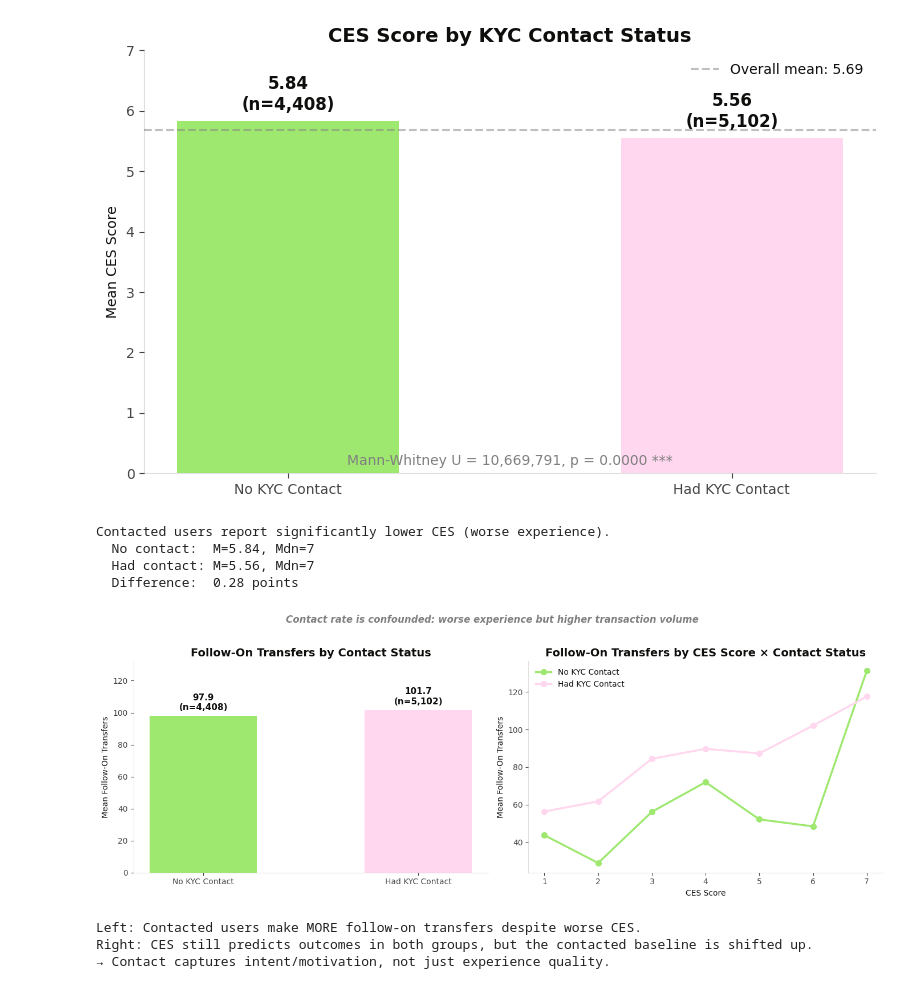
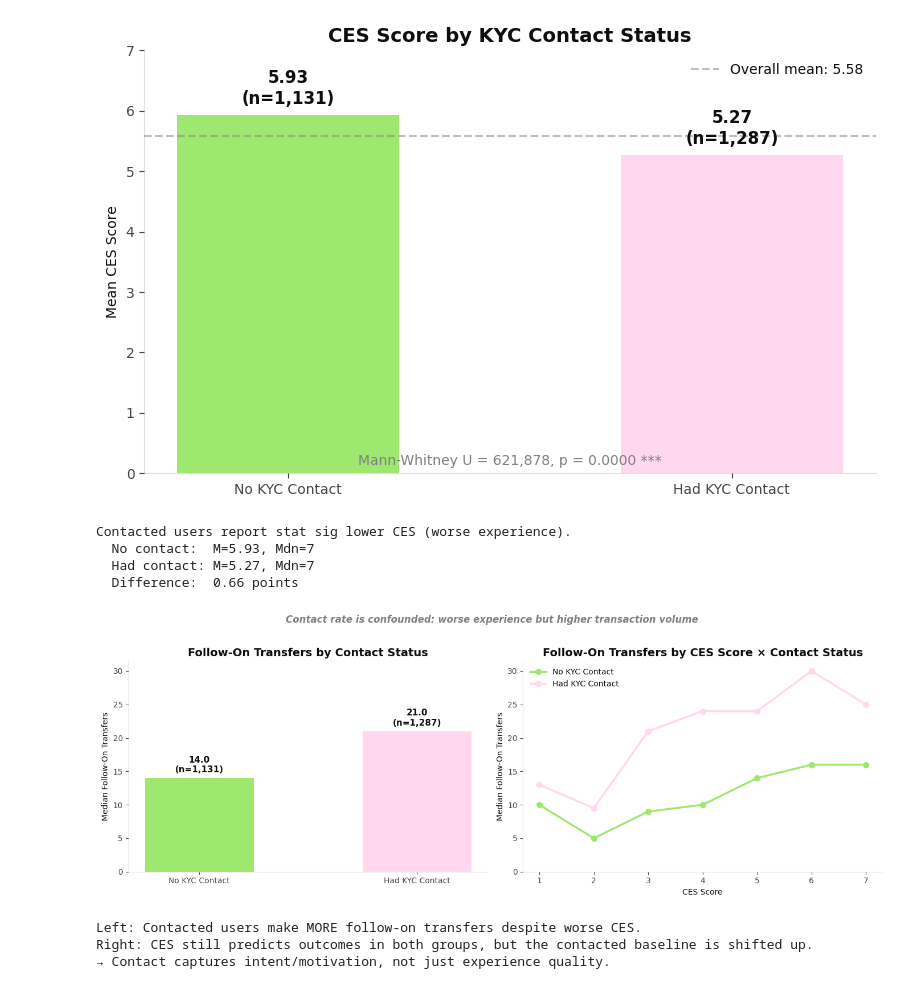
Before and after one commit to bcarroll-wise/business-ces-contact-impact, a Jupyter notebook: CES and Contacts and Follow On transaction.ipynb, the cells around one changed output. Drawn from its saved outputs; the diff is of its cells as text; code cells hidden in the pictures.

```diff
--- a/CES and Contacts and Follow On transaction.ipynb
+++ b/CES and Contacts and Follow On transaction.ipynb
@@ -9,7 +9,7 @@ sys.path.insert(0, '/Users/bryan.carroll/Library/CloudStorage/GoogleDrive-bryan.
 import wise_colours
 # %%
 # Load the data
-full_data = pd.read_csv('Business + CES and Contacts_2026-06-04-1616.csv', low_memory=False)
+full_data = pd.read_csv('2026-06-24.csv', low_memory=False)
 
 # Deduplicate survey responses: keep only the first survey per profile
 first_survey = full_data.groupby('PROFILE_ID')['SURVEY_DATE'].transform('min')
@@ -282,61 +313,62 @@ print(f"  No contact:  M={not_contacted.mean():.2f}, Mdn={not_contacted.median()
 print(f"  Had contact: M={contacted.mean():.2f}, Mdn={contacted.median():.0f}")
 print(f"  Difference:  {not_contacted.mean() - contacted.mean():.2f} points")
 # %% [output]
-[figure, old version]
+[figure, new version]
-Contacted users report significantly lower CES (worse experience).
-  No contact:  M=5.84, Mdn=7
-  Had contact: M=5.56, Mdn=7
-  Difference:  0.28 points
+Contacted users report stat sig lower CES (worse experience).
+  No contact:  M=5.93, Mdn=7
+  Had contact: M=5.27, Mdn=7
+  Difference:  0.66 points
 # %%
 # The Paradox: contacted users have worse experience BUT more follow-on transfers
 fig, axes = plt.subplots(1, 2, figsize=(14, 5))
 
-# --- Left panel: mean follow-on transfers by contact status ---
+# --- Left panel: median follow-on transfers by contact status ---
 ax = axes[0]
-contact_means = df.groupby('HAD_KYC_CONTACT')['send_count'].mean()
+contact_meds = df.groupby('HAD_KYC_CONTACT')['send_count'].median()
 labels = ['No KYC Contact', 'Had KYC Contact']
 colors = [wise_colours.BRIGHT_GREEN, wise_colours.BRIGHT_PINK]
 
-bars = ax.bar(labels, [contact_means[0], contact_means[1]], color=colors, width=0.5)
+bars = ax.bar(labels, [contact_meds[0], contact_meds[1]], color=colors, width=0.5)
 
-for bar, val, n in zip(bars, [contact_means[0], contact_means[1]],
+for bar, val, n in zip(bars, [contact_meds[0], contact_meds[1]],
                          [len(df[df['HAD_KYC_CONTACT']==0]), len(df[df['HAD_KYC_CONTACT']==1])]):
     ax.annotate(f"{val:.1f}\n(n={n:,})",
                 (bar.get_x() + bar.get_width()/2, bar.get_height()),
                 ha='center', va='bottom', fontsize=11, fontweight='bold',
                 xytext=(0, 5), textcoords='offset points')
 
-ax.set_ylabel('Mean Follow-On Transfers')
+ax.set_ylabel('Median Follow-On Transfers')
 ax.set_title('Follow-On Transfers by Contact Status')
-ax.set_ylim(0, contact_means.max() * 1.3)
+ax.set_ylim(0, contact_meds.max() * 1.5)
 
 # --- Right panel: follow-on transfers by CES, stratified by contact status ---
 ax = axes[1]
 
-ces_contact = df.groupby(['CES_SCORE', 'HAD_KYC_CONTACT'])['send_count'].mean().reset_index()
+ces_contact = df.groupby(['CES_SCORE', 'HAD_KYC_CONTACT'])['send_count'].median().reset_index()
 
 for contact_val, color, label in [(0, wise_colours.BRIGHT_GREEN, 'No KYC Contact'),
                                    (1, wise_colours.BRIGHT_PINK, 'Had KYC Contact')]:
     subset = ces_contact[ces_contact['HAD_KYC_CONTACT'] == contact_val]
     ax.plot(subset['CES_SCORE'], subset['send_count'],
             color=color, marker='o', linewidth=2.5, markersize=7, label=label)
 
 ax.set_xlabel('CES Score')
-ax.set_ylabel('Mean Follow-On Transfers')
+ax.set_ylabel('Median Follow-On Transfers')
 ax.set_title('Follow-On Transfers by CES Score × Contact Status')
 ax.set_xticks(range(1, 8))
+ax.set_ylim(0, contact_meds.max() * 1.5)
 ax.legend()
 
 fig.suptitle('Contact rate is confounded: worse experience but higher transaction volume',
              fontsize=12, y=1.02, style='italic', color='grey')
 plt.tight_layout()
 plt.show()
 
 print("Left: Contacted users make MORE follow-on transfers despite worse CES.")
 print("Right: CES still predicts outcomes in both groups, but the contacted baseline is shifted up.")
 print("→ Contact captures intent/motivation, not just experience quality.")
 # %% [output]
-[figure, old version]
+[figure, new version]
 Left: Contacted users make MORE follow-on transfers despite worse CES.
 Right: CES still predicts outcomes in both groups, but the contacted baseline is shifted up.
 → Contact captures intent/motivation, not just experience quality.
```
Also changed, not shown: parts of 18 cells of this notebook, 13 other files.
